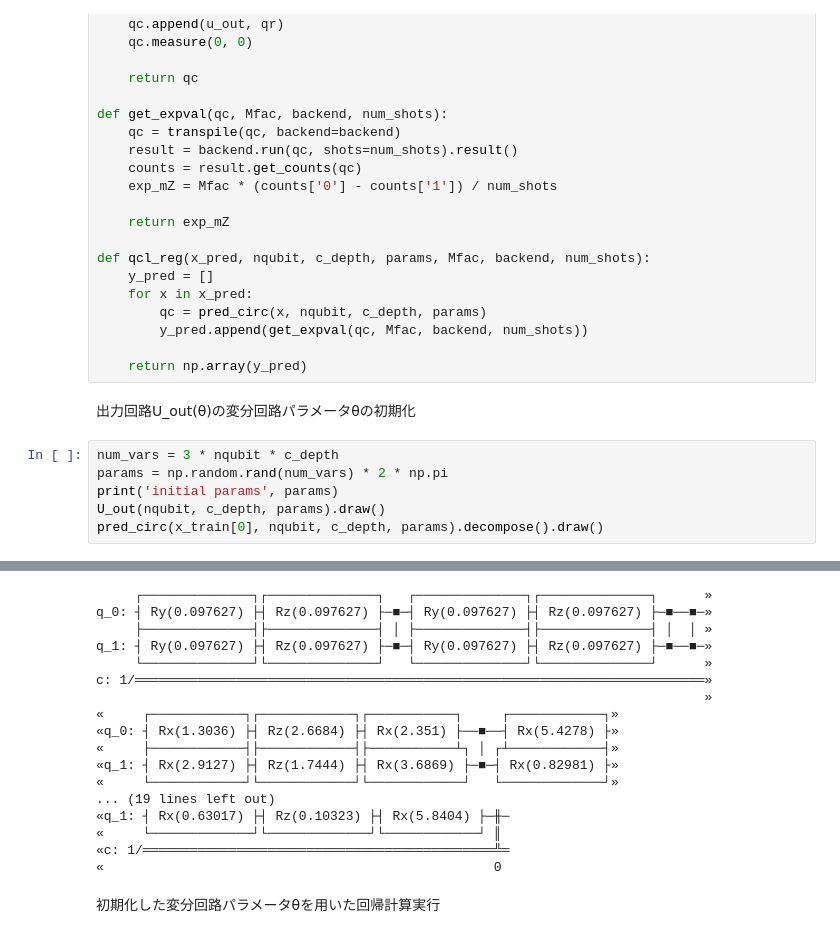
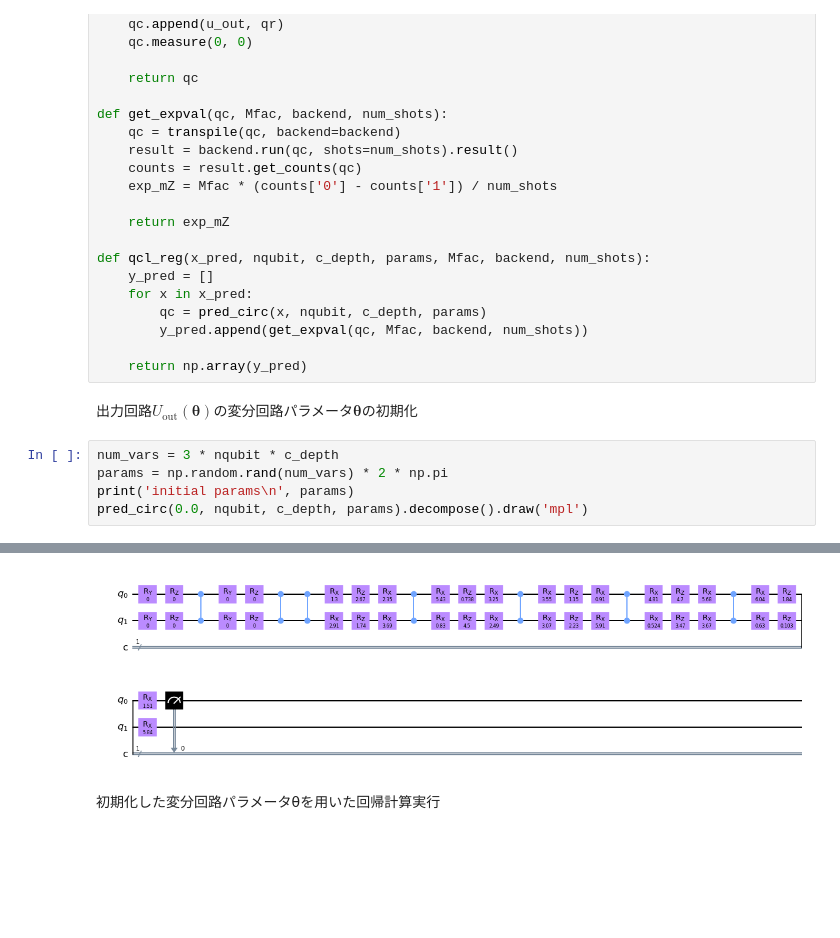
Before and after one commit to mkatouda/qclsample, a Jupyter notebook: qiskit_qcl_regression_sample.ipynb, the cells around one changed output, grey strips where cells are left out. Saved outputs shown, nothing was run; the diff lists cells and outputs as text; blank space fills up the shorter version.

```diff
--- a/qiskit_qcl_regression_sample.ipynb
+++ b/qiskit_qcl_regression_sample.ipynb
@@ -177,12 +185,11 @@ def qcl_reg(x_pred, nqubit, c_depth, params, Mfac, backend, num_shots):
         y_pred.append(get_expval(qc, Mfac, backend, num_shots))
 
     return np.array(y_pred)
-# %% [markdown]
-出力回路U_out(θ)の変分回路パラメータθの初期化
+# %% [markdown]
+出力回路$U_\text{out}(\mathbf{\theta})$の変分回路パラメータ$\mathbf{\theta}$の初期化
 # %%
 num_vars = 3 * nqubit * c_depth
 params = np.random.rand(num_vars) * 2 * np.pi
-print('initial params', params)
-U_out(nqubit, c_depth, params).draw()
-pred_circ(x_train[0], nqubit, c_depth, params).decompose().draw()
+print('initial params\n', params)
+pred_circ(0.0, nqubit, c_depth, params).decompose().draw('mpl')
 # %% [output]
@@ -190,24 +198,8 @@ initial params [1.30357293 2.6683775  2.35097932 2.9127303  1.74439261 3.6868747
  5.42776485 0.73847443 3.2507888  0.82980839 4.50416222 2.48851651
  3.55264688 1.15158117 0.91010531 3.06654805 2.23438073 5.90890818
  4.80868039 4.70399226 5.67823859 0.52415862 3.46952761 3.67237145
  6.04402452 1.83561705 1.51317185 0.63016542 0.10323041 5.84040495]
-     ┌──────────────┐┌──────────────┐   ┌──────────────┐┌──────────────┐      »
-q_0: ┤ Ry(0.097627) ├┤ Rz(0.097627) ├─■─┤ Ry(0.097627) ├┤ Rz(0.097627) ├─■──■─»
-     ├──────────────┤├──────────────┤ │ ├──────────────┤├──────────────┤ │  │ »
-q_1: ┤ Ry(0.097627) ├┤ Rz(0.097627) ├─■─┤ Ry(0.097627) ├┤ Rz(0.097627) ├─■──■─»
-     └──────────────┘└──────────────┘   └──────────────┘└──────────────┘      »
-c: 1/═════════════════════════════════════════════════════════════════════════»
-                                                                              »
-«     ┌────────────┐┌────────────┐┌───────────┐     ┌────────────┐»
-«q_0: ┤ Rx(1.3036) ├┤ Rz(2.6684) ├┤ Rx(2.351) ├──■──┤ Rx(5.4278) ├»
-«     ├────────────┤├────────────┤├───────────┴┐ │ ┌┴────────────┤»
-«q_1: ┤ Rx(2.9127) ├┤ Rz(1.7444) ├┤ Rx(3.6869) ├─■─┤ Rx(0.82981) ├»
-«     └────────────┘└────────────┘└────────────┘   └─────────────┘»
-... (19 lines left out)
-«q_1: ┤ Rx(0.63017) ├┤ Rz(0.10323) ├┤ Rx(5.8404) ├─╫─
-«     └─────────────┘└─────────────┘└────────────┘ ║
-«c: 1/═════════════════════════════════════════════╩═
-«                                                  0
+[figure, added]
 # %% [markdown]
 初期化した変分回路パラメータθを用いた回帰計算実行
 # %%
```
Also changed, not shown: parts of 26 cells of this notebook.
